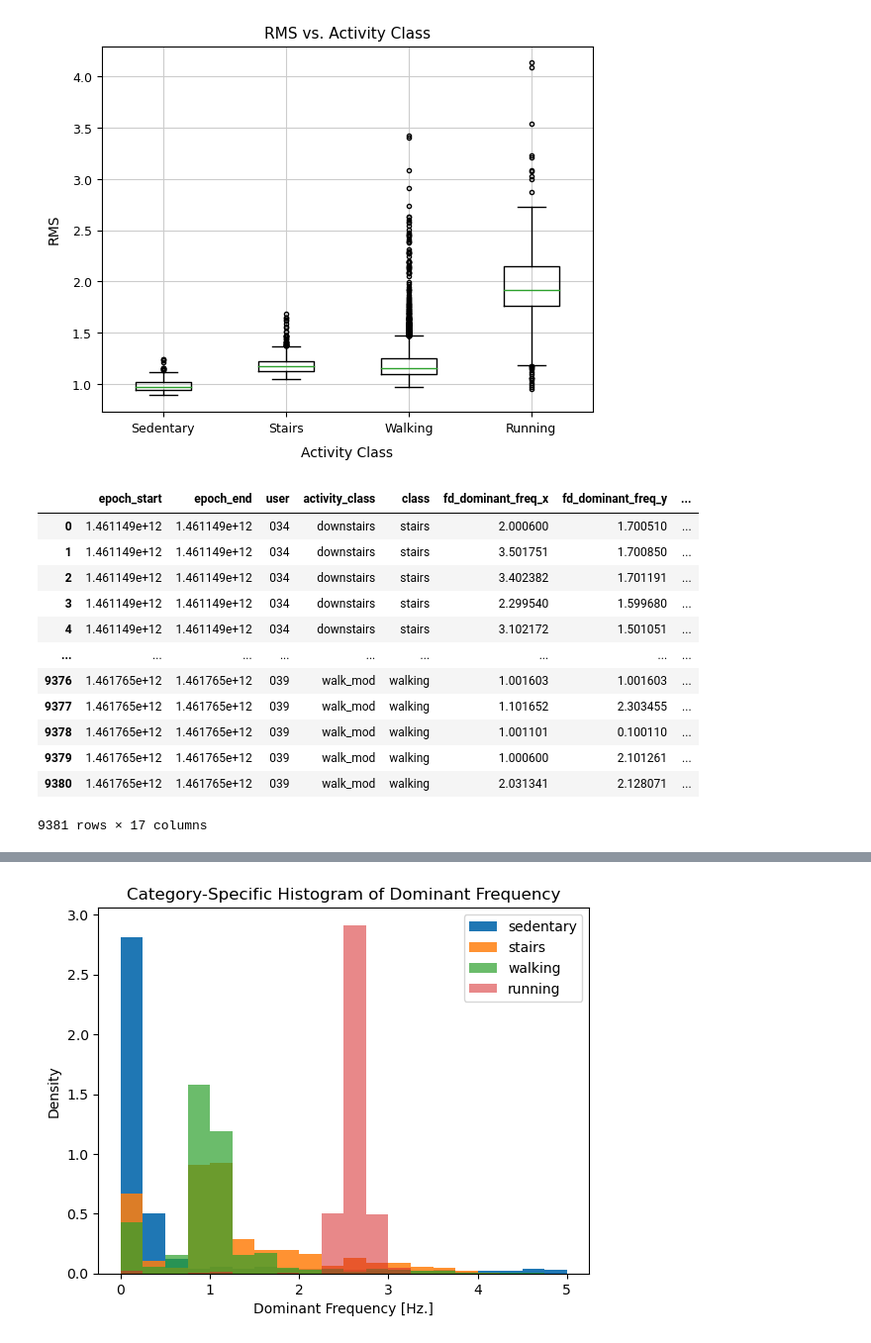
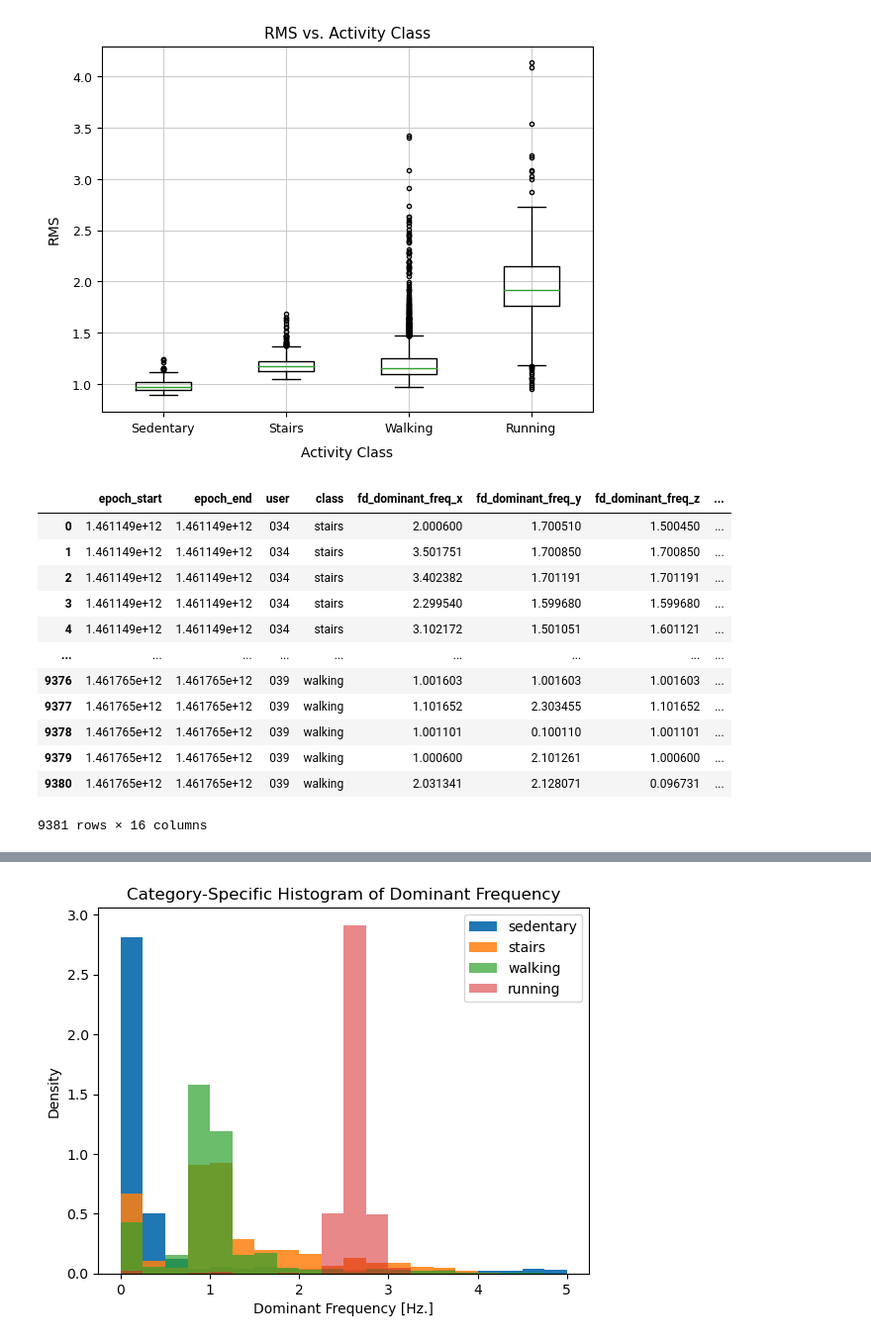
Before and after one commit to raichandanisagar/human-activity-recognition, a Jupyter notebook: src/build_train_test.ipynb, the cells around one changed output, grey strips where cells are left out. Shown at 99% size. Cells and saved outputs as stored; diff of their text form; code cells hidden in the pictures.

```diff
--- a/src/build_train_test.ipynb
+++ b/src/build_train_test.ipynb
@@ -73,6 +77,0 @@ person_data = build_dataset()
-# %%
-for person, activity_data in person_data.items():
-    print(person)
-    for activity_class, activity_df in activity_data.items():
-        print(activity_class, activity_df.shape)
-    print('\n\n')
@@ -118,5 +78,9 @@ plt.show()
 # %%
 from math import ceil
+
+_label_map = {'standing': 'sedentary', 'sitting':'sedentary', 'lying':'sedentary', 'jogging':'running',
+              'walk_slow':'walking', 'walk_mod':'walking', 'walk_fast':'walking', 'upstairs':'stairs',
+              'downstairs': 'stairs'}
 
 def build_time_windows(_df, time_len = 10, overlap_ratio = 0.5, min_time_len = 2,
                        sample_rate = 'auto', rate_calcref = 'epoch', sample_rate_multiplier = 1000):
@@ -145,6 +109,8 @@ def build_time_windows(_df, time_len = 10, overlap_ratio = 0.5, min_time_len = 2
             i = n
 
         _dftw = _df.iloc[start:end].copy()
+        _dftw['class'] = _dftw['activity_class'].map(_label_map)
+        _dftw.drop(columns=['activity_class'],inplace=True)
         _twds.append(_dftw)
 
         i+=increment
@@ -156,9 +122,3 @@ time_windows = []
 for person, activity_data in person_data.items():
     for activity, activity_df in activity_data.items():
         time_windows.append(build_time_windows(activity_df))
-
-len(time_windows)
-
-_label_map = {'standing': 'sedentary', 'sitting':'sedentary', 'lying':'sedentary', 'jogging':'running',
-              'walk_slow':'walking', 'walk_mod':'walking', 'walk_fast':'walking', 'upstairs':'stairs',
-              'downstairs': 'stairs'}
@@ -372,49 +360,48 @@ def build_freq_domain_features(time_windows):
 
 
     freq_domain_func = [fd_dominant_freq, fd_step_counter, fd_spectral_entropy]
-    freq_domain_col = ['epoch_start','epoch_end','user','activity_class','class']
+    freq_domain_col = ['epoch_start','epoch_end','user','class']
 
     for func in freq_domain_func:
         for axis in ['x','y','z','m']:
             freq_domain_col.append(func.__name__+'_'+axis)
 
     freq_domain_features = []
 
     for useract_winset in time_windows:
         for twdf in useract_winset:
             twdf_features = []
             twdf_features.extend([twdf['epoch'].min(), twdf['epoch'].max(),
-                                  twdf['user'].unique()[0], twdf['activity_class'].unique()[0],
-                                 _label_map[twdf['activity_class'].unique()[0]]])
+                                  twdf['user'].unique()[0], twdf['class'].unique()[0]])
 
             signal_secs = (twdf['epoch'].max()-twdf['epoch'].min())/1000
 
             for func in freq_domain_func:
                 if func in [fd_dominant_freq]:
                     twdf_features.extend([func(twdf['x'].values, signal_secs), func(twdf['y'].values, signal_secs),
                                           func(twdf['z'].values, signal_secs), func(twdf['m'].values, signal_secs)])
                 else:
                     twdf_features.extend([func(twdf['x'].values), func(twdf['y'].values),
                                           func(twdf['z'].values), func(twdf['m'].values)])
 
             freq_domain_features.append(twdf_features)
 
     freq_domain_df = pd.DataFrame(freq_domain_features, columns=freq_domain_col)
     return freq_domain_df
 
 freq_domain_df = build_freq_domain_features(time_windows)
 freq_domain_df
 # %% [output]
-|  | epoch_start | epoch_end | user | activity_class | class | fd_dominant_freq_x | fd_dominant_freq_y | ... |
-| 0 | 1.461149e+12 | 1.461149e+12 | 034 | downstairs | stairs | 2.000600 | 1.700510 | ... |
-| 1 | 1.461149e+12 | 1.461149e+12 | 034 | downstairs | stairs | 3.501751 | 1.700850 | ... |
-| 2 | 1.461149e+12 | 1.461149e+12 | 034 | downstairs | stairs | 3.402382 | 1.701191 | ... |
-| 3 | 1.461149e+12 | 1.461149e+12 | 034 | downstairs | stairs | 2.299540 | 1.599680 | ... |
-| 4 | 1.461149e+12 | 1.461149e+12 | 034 | downstairs | stairs | 3.102172 | 1.501051 | ... |
+|  | epoch_start | epoch_end | user | class | fd_dominant_freq_x | fd_dominant_freq_y | fd_dominant_freq_z | ... |
+| 0 | 1.461149e+12 | 1.461149e+12 | 034 | stairs | 2.000600 | 1.700510 | 1.500450 | ... |
+| 1 | 1.461149e+12 | 1.461149e+12 | 034 | stairs | 3.501751 | 1.700850 | 1.700850 | ... |
+| 2 | 1.461149e+12 | 1.461149e+12 | 034 | stairs | 3.402382 | 1.701191 | 1.701191 | ... |
+| 3 | 1.461149e+12 | 1.461149e+12 | 034 | stairs | 2.299540 | 1.599680 | 1.599680 | ... |
+| 4 | 1.461149e+12 | 1.461149e+12 | 034 | stairs | 3.102172 | 1.501051 | 1.601121 | ... |
 | ... | ... | ... | ... | ... | ... | ... | ... | ... |
-| 9376 | 1.461765e+12 | 1.461765e+12 | 039 | walk_mod | walking | 1.001603 | 1.001603 | ... |
-| 9377 | 1.461765e+12 | 1.461765e+12 | 039 | walk_mod | walking | 1.101652 | 2.303455 | ... |
-| 9378 | 1.461765e+12 | 1.461765e+12 | 039 | walk_mod | walking | 1.001101 | 0.100110 | ... |
-| 9379 | 1.461765e+12 | 1.461765e+12 | 039 | walk_mod | walking | 1.000600 | 2.101261 | ... |
-| 9380 | 1.461765e+12 | 1.461765e+12 | 039 | walk_mod | walking | 2.031341 | 2.128071 | ... |
+| 9376 | 1.461765e+12 | 1.461765e+12 | 039 | walking | 1.001603 | 1.001603 | 1.001603 | ... |
+| 9377 | 1.461765e+12 | 1.461765e+12 | 039 | walking | 1.101652 | 2.303455 | 1.101652 | ... |
+| 9378 | 1.461765e+12 | 1.461765e+12 | 039 | walking | 1.001101 | 0.100110 | 1.001101 | ... |
+| 9379 | 1.461765e+12 | 1.461765e+12 | 039 | walking | 1.000600 | 2.101261 | 1.000600 | ... |
+| 9380 | 1.461765e+12 | 1.461765e+12 | 039 | walking | 2.031341 | 2.128071 | 0.096731 | ... |
-9381 rows × 17 columns
+9381 rows × 16 columns
```
Also changed, not shown: parts of 15 cells of this notebook, 7 other files.
